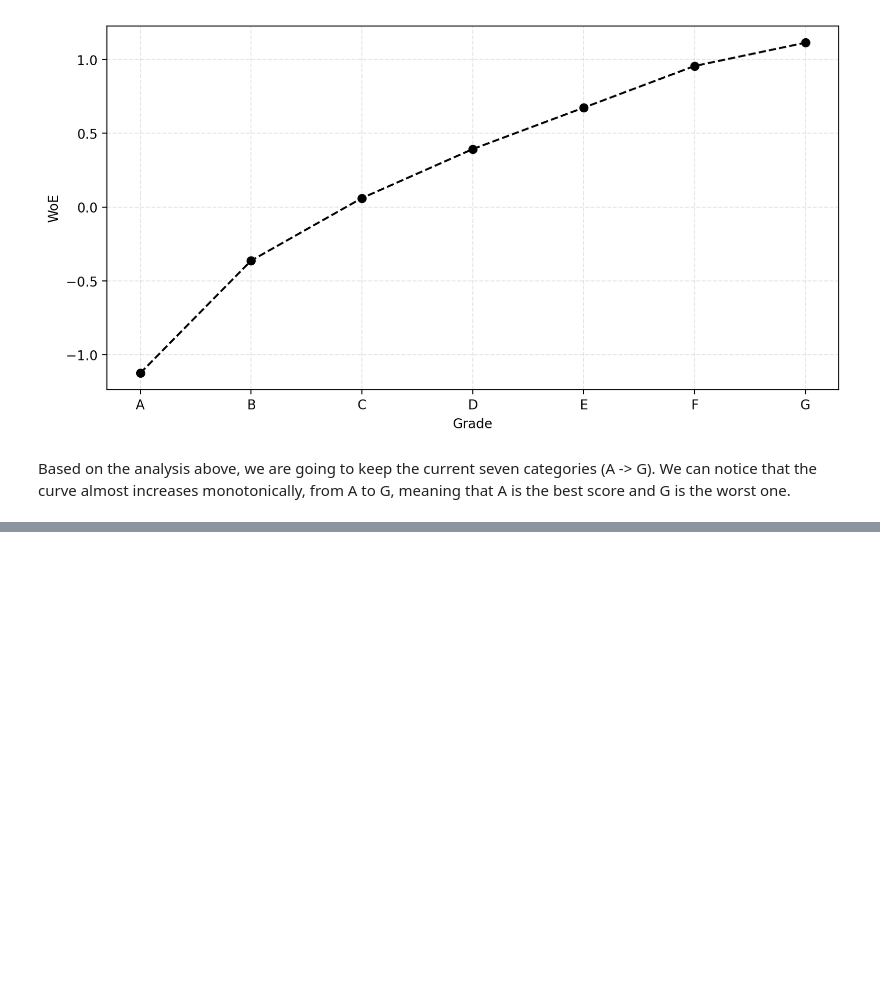
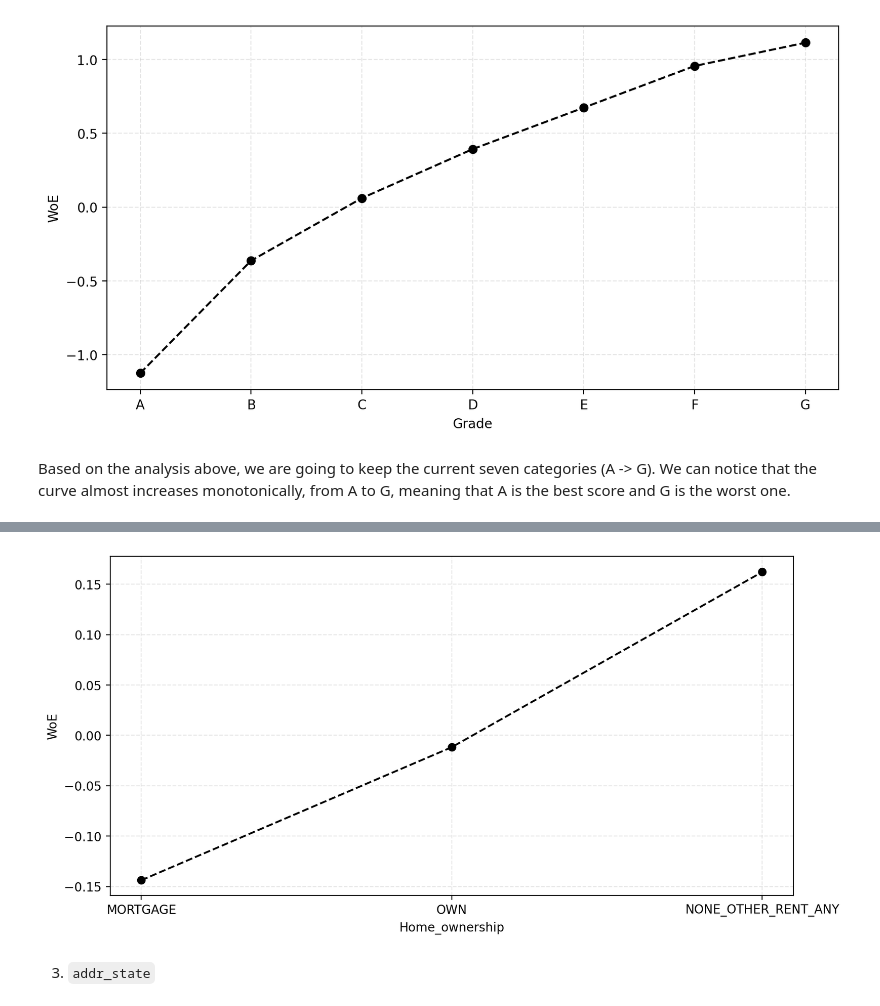
Before and after one commit to gfluz94/credit-risk-modeling, a Jupyter notebook: notebooks/General Outline PD Model.ipynb, the cells around one changed output, grey strips where cells are left out. Saved outputs shown, nothing was run; the diff lists cells and outputs as text; code cells hidden in the pictures; blank space fills up the shorter version.

```diff
--- a/notebooks/General Outline PD Model.ipynb
+++ b/notebooks/General Outline PD Model.ipynb
@@ -140,0 +187,14 @@ transformers.append(grade_ohe)
+# %%
+df_train_ = df_train.copy()
+df_train_[variable] = np.where(
+    df_train_[variable].isin(["NONE", "OTHER", "RENT", "ANY"]),
+    "NONE_OTHER_RENT_ANY",
+    df_train_[variable]
+)
+woe_df = compute_woe(
+    df=df_train_,
+    id_column_name="id",
+    feature_column_name=variable,
+    target_column_name=TARGET_VARIABLE,
+)
+woe_df
@@ -140,0 +207,4 @@ transformers.append(grade_ohe)
+# %%
+plot_woe_by_category(woe_df)
+# %% [output]
+[figure, added]
@@ -140,0 +224,2 @@ transformers.append(grade_ohe)
+# %% [markdown]
+3. `addr_state`
```
Also changed, not shown: parts of 48 cells of this notebook.
